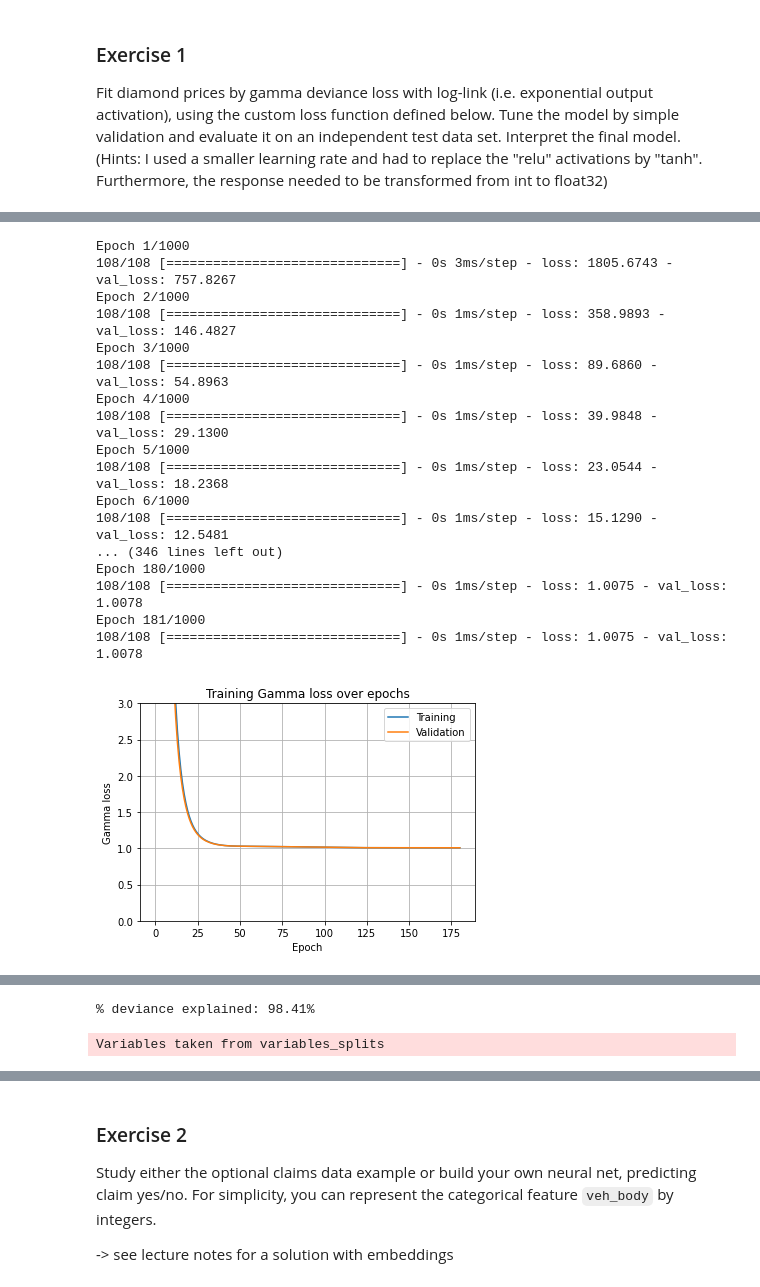
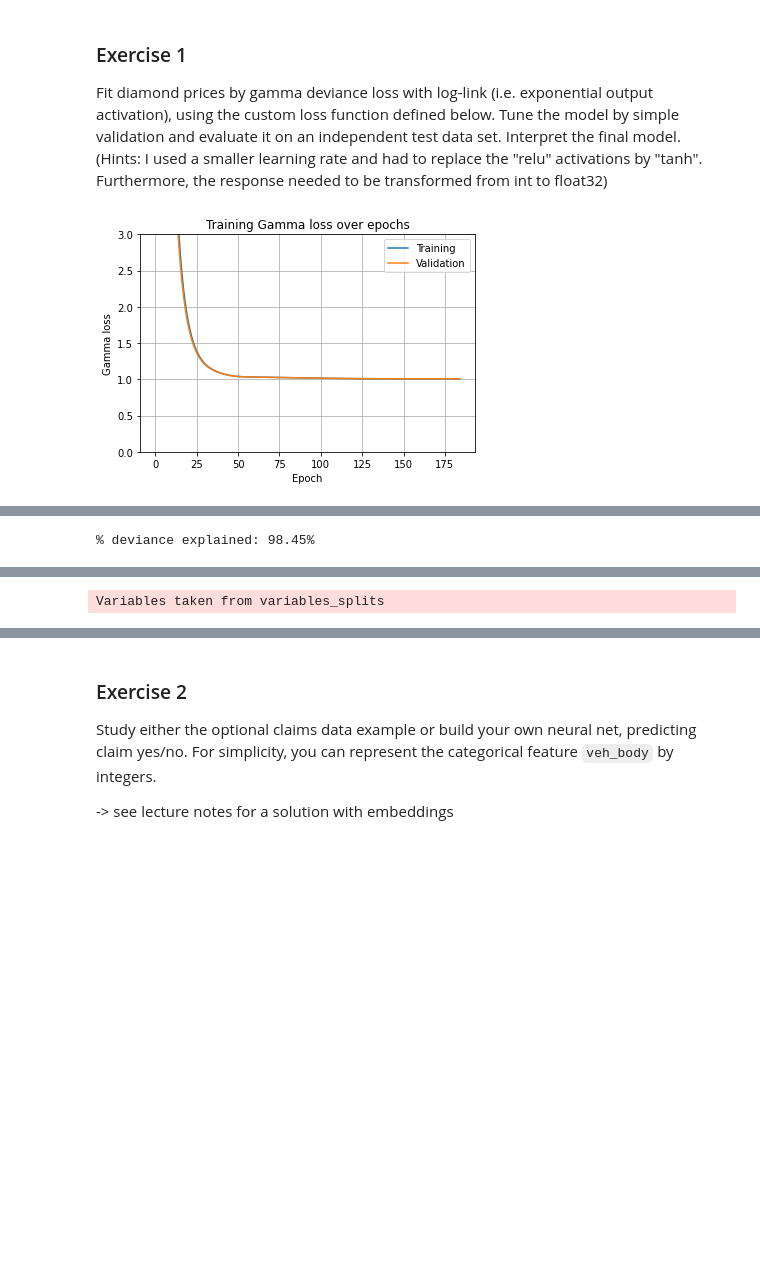
Before and after one commit to mayer79/ml_lecture, a Jupyter notebook: py/exercise_solutions.ipynb, the cells around one changed output, grey strips where cells are left out. Saved outputs shown, nothing was run; the diff lists cells and outputs as text; code cells hidden in the pictures; blank space fills up the shorter version.

Commit message:
verbose neural net

```diff
--- a/py/exercise_solutions.ipynb
+++ b/py/exercise_solutions.ipynb
@@ -702,7 +702,7 @@ history = model.fit(
     batch_size=400,
     validation_data=(X_valid, y_valid),
     callbacks=cb,
-    verbose=1
+    verbose=0
 )
 
 # Training RMSE over epochs
@@ -736,30 +736,31 @@ def pred_fun(m, X):
 
 exp = dx.Explainer(
     model,
     data=df_valid[ord_features + ["carat"]],
     y=y_valid,
     predict_function=pred_fun,
     verbose=False
 )
 
 vi = exp.model_parts()
 vi.plot()
 
 pdp_num = exp.model_profile(
     type="partial",
     label="Partial depencence for numeric variables",
     variables=["carat"],
     verbose=False
 )
 pdp_num.plot()
 
 pdp_ord = exp.model_profile(
     type="partial",
     label="Partial depencence for ordinal variables",
     variables=ord_features,
     variable_type="categorical",
     variable_splits=dict(zip(ord_features, ord_levels)),
     verbose=False
 )
 pdp_ord.plot()
 # %% [output]
+[figure, new version]
@@ -766,18 +768 @@ pdp_ord.plot()
-Epoch 1/1000
-108/108 [==============================] - 0s 3ms/step - loss: 1805.6743 - val_loss: 757.8267
-Epoch 2/1000
-108/108 [==============================] - 0s 1ms/step - loss: 358.9893 - val_loss: 146.4827
-Epoch 3/1000
-108/108 [==============================] - 0s 1ms/step - loss: 89.6860 - val_loss: 54.8963
-Epoch 4/1000
-108/108 [==============================] - 0s 1ms/step - loss: 39.9848 - val_loss: 29.1300
-Epoch 5/1000
-108/108 [==============================] - 0s 1ms/step - loss: 23.0544 - val_loss: 18.2368
-Epoch 6/1000
-108/108 [==============================] - 0s 1ms/step - loss: 15.1290 - val_loss: 12.5481
-... (346 lines left out)
-Epoch 180/1000
-108/108 [==============================] - 0s 1ms/step - loss: 1.0075 - val_loss: 1.0078
-Epoch 181/1000
-108/108 [==============================] - 0s 1ms/step - loss: 1.0075 - val_loss: 1.0078
+% deviance explained: 98.45%
-[figure, old version]
@@ -784,2 +771 @@ Epoch 181/1000
-% deviance explained: 98.41%
+Variables taken from variables_splits
-Variables taken from variables_splits
```
Also changed, not shown: parts of 1 cell of this notebook.
